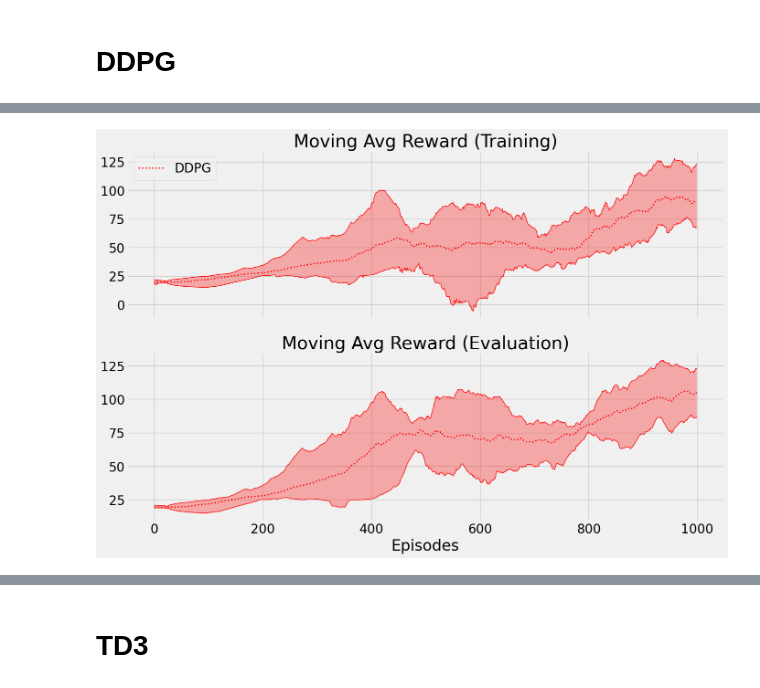
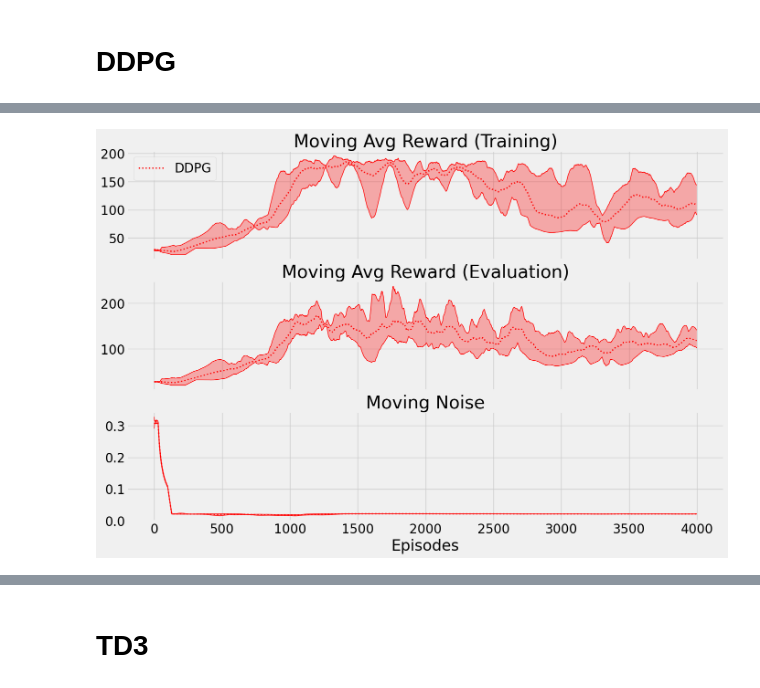
Before and after one commit to MTDzi/bead_gym, a Jupyter notebook: chapter-12.ipynb, the cells around one changed output, grey strips where cells are left out. Saved outputs shown, nothing was run; the diff lists cells and outputs as text; code cells hidden in the pictures.

```diff
--- a/chapter-12.ipynb
+++ b/chapter-12.ipynb
@@ -739,29 +824,36 @@ ddpg_mean_t, ddpg_mean_r, ddpg_mean_s, \
 ddpg_mean_sec, ddpg_mean_rt = np.mean(ddpg_results, axis=0).T
 ddpg_x = np.arange(len(ddpg_mean_s))
 # %%
-fig, axs = plt.subplots(2, 1, figsize=(15,10), sharey=False, sharex=True)
+fig, axs = plt.subplots(3, 1, figsize=(15,10), sharey=False, sharex=True)
 
 # DDPG
 axs[0].plot(ddpg_max_r, 'r', linewidth=1)
 axs[0].plot(ddpg_min_r, 'r', linewidth=1)
 axs[0].plot(ddpg_mean_r, 'r:', label='DDPG', linewidth=2)
 axs[0].fill_between(
     ddpg_x, ddpg_min_r, ddpg_max_r, facecolor='r', alpha=0.3)
 
 axs[1].plot(ddpg_max_s, 'r', linewidth=1)
 axs[1].plot(ddpg_min_s, 'r', linewidth=1)
 axs[1].plot(ddpg_mean_s, 'r:', label='DDPG', linewidth=2)
 axs[1].fill_between(
     ddpg_x, ddpg_min_s, ddpg_max_s, facecolor='r', alpha=0.3)
 
+axs[2].plot(ddpg_max_exp, 'r', linewidth=1)
+axs[2].plot(ddpg_min_exp, 'r', linewidth=1)
+axs[2].plot(ddpg_mean_exp, 'r:', label='DDPG', linewidth=2)
+axs[2].fill_between(
+    ddpg_x, ddpg_min_exp, ddpg_max_exp, facecolor='r', alpha=0.3)
+
 # ALL
 axs[0].set_title('Moving Avg Reward (Training)')
 axs[1].set_title('Moving Avg Reward (Evaluation)')
+axs[2].set_title('Moving Noise')
 plt.xlabel('Episodes')
 axs[0].legend(loc='upper left')
-plt.show()
+plt.savefig("progress.png")
 # %% [output]
-[figure, old version]
+[figure, new version]
 # %%
 fig, axs = plt.subplots(3, 1, figsize=(15,15), sharey=False, sharex=True)
 
```
Also changed, not shown: parts of 9 cells of this notebook, 5 other files.
